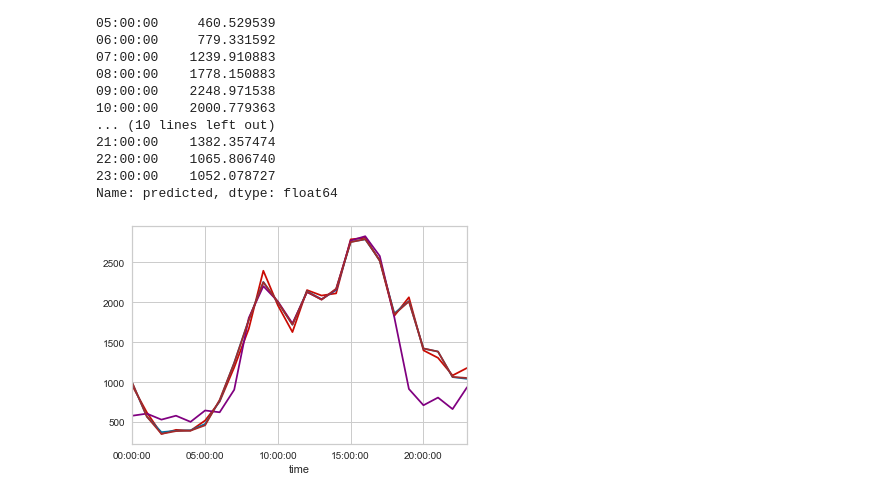
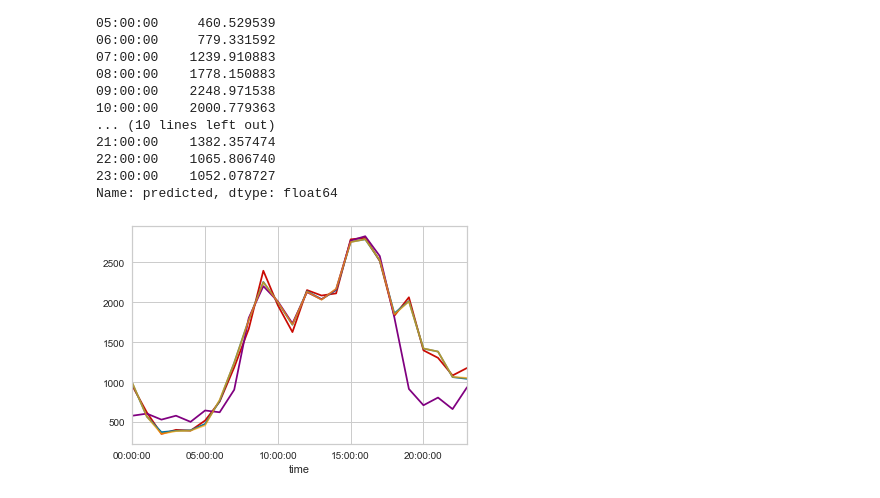
Before and after one commit to ghopping/Springboard_Capstone_1, a Jupyter notebook: GH_Capstone_1_regression.ipynb, the cells around one changed output. Cells and saved outputs as stored; diff of their text form; code cells hidden in the pictures.

```diff
--- a/GH_Capstone_1_regression.ipynb
+++ b/GH_Capstone_1_regression.ipynb
@@ -725,10 +725,10 @@ time
 23:00:00    1052.078727
 Name: predicted, dtype: float64
 # %%
-
+#Plot the sum of values of grouped hour verses grouped hour from each of the regressions
 _ = accident_volume_df.loc[y2_test.index].groupby('time').sum().accidents.plot(c='r')
 _ = m2_predict_dow.groupby('time').sum().predicted.plot(c='b')
 _ = m3_predict_dow.groupby('time').sum().predicted.plot(c='purple')
-_ = m4_predict_dow.groupby('time').sum().predicted.plot(c='brown')
+_ = m4_predict_dow.groupby('time').sum().predicted.plot(c='orange', alpha=0.7)
 # %% [output]
-[figure, old version]
+[figure, new version]
```
Also changed, not shown: parts of 1 cell of this notebook.
